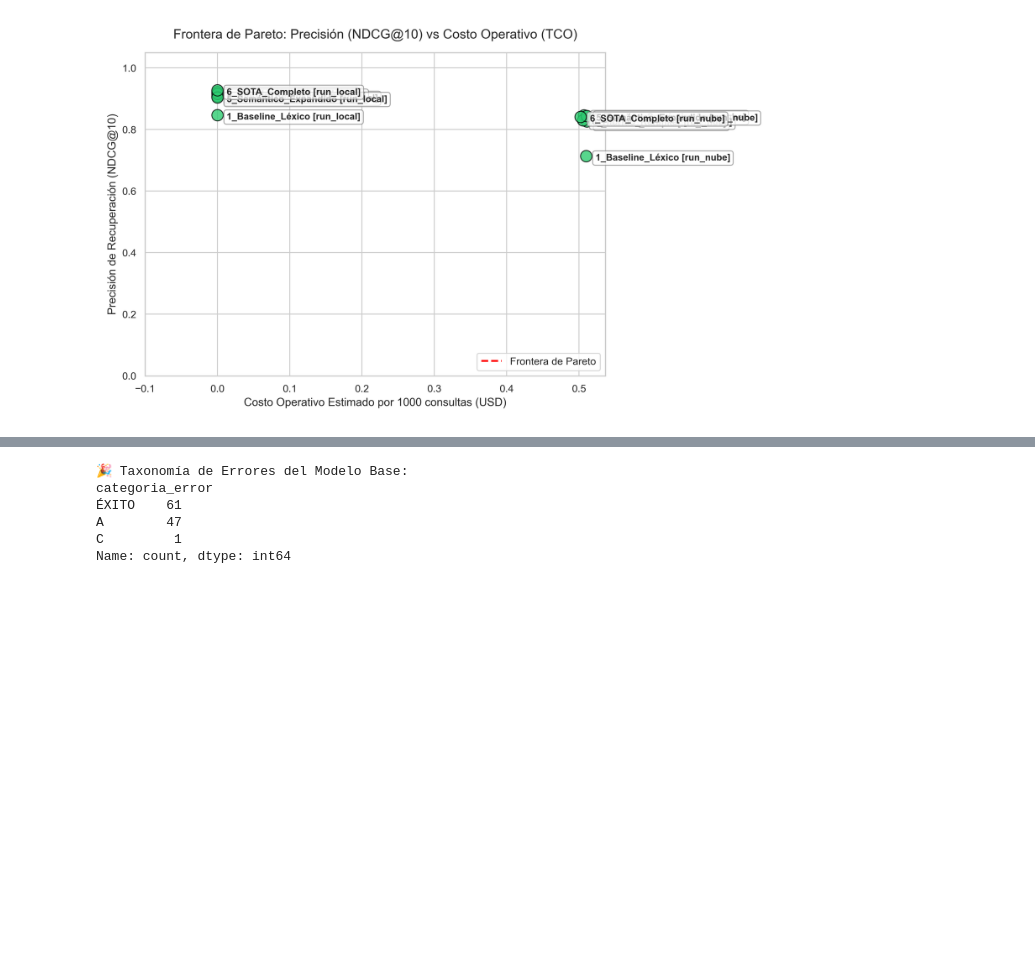
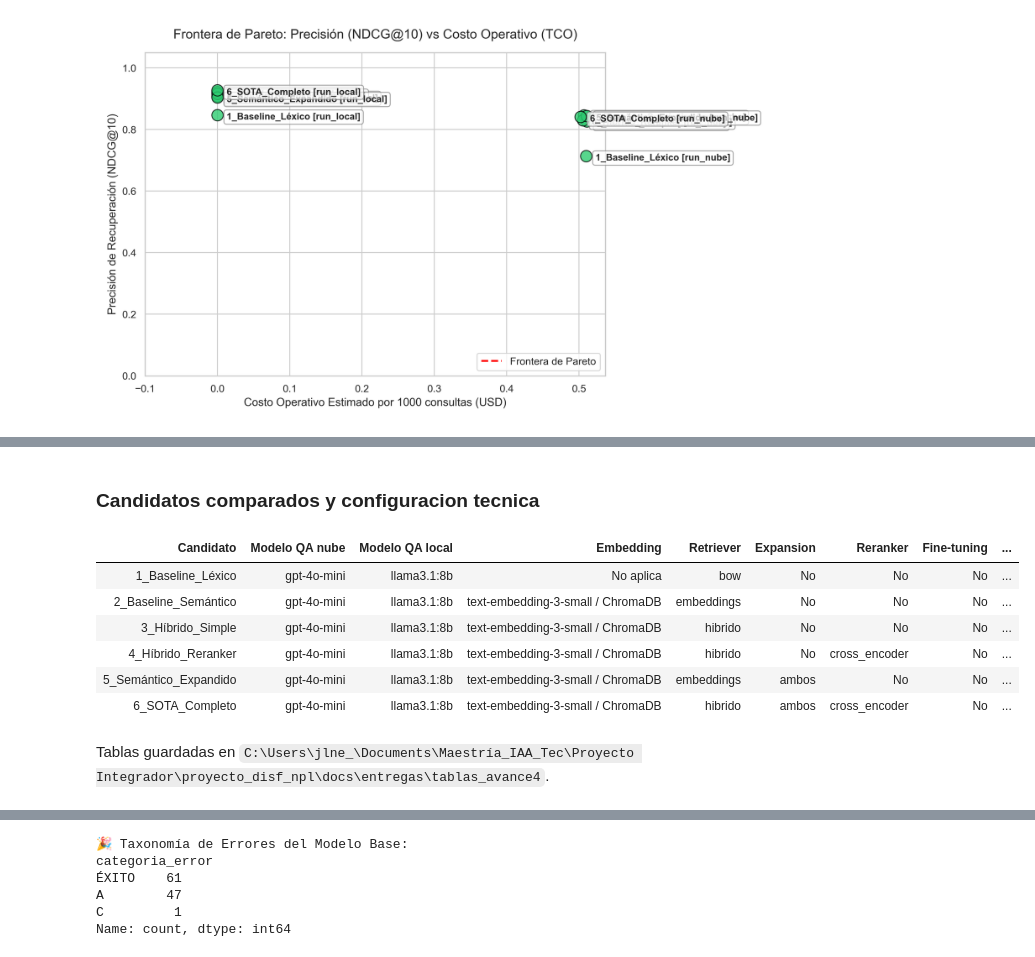
Before and after one commit to alexandro-mayoral-teran/proyecto_disf_npl, a Jupyter notebook: notebooks/Avance4_#8.ipynb, the cells around one changed output, grey strips where cells are left out. Saved outputs shown, nothing was run; the diff lists cells and outputs as text; code cells hidden in the pictures; blank space fills up the shorter version.

```diff
--- a/notebooks/Avance4_#8.ipynb
+++ b/notebooks/Avance4_#8.ipynb
@@ -329,0 +452,12 @@ Para resolver este problema de "depuración a ciegas" (*blind debugging*), imple
+# %%
+tablas_avance4 = mostrar_tablas_avance4(project_root, secciones=("candidatos",))
+# %% [output]
+### Candidatos comparados y configuracion tecnica
+| Candidato | Modelo QA nube | Modelo QA local | Embedding | Retriever | Expansion | Reranker | Fine-tuning | ... |
+| 1_Baseline_Léxico | gpt-4o-mini | llama3.1:8b | No aplica | bow | No | No | No | ... |
+| 2_Baseline_Semántico | gpt-4o-mini | llama3.1:8b | text-embedding-3-small / ChromaDB | embeddings | No | No | No | ... |
+| 3_Híbrido_Simple | gpt-4o-mini | llama3.1:8b | text-embedding-3-small / ChromaDB | hibrido | No | No | No | ... |
+| 4_Híbrido_Reranker | gpt-4o-mini | llama3.1:8b | text-embedding-3-small / ChromaDB | hibrido | No | cross_encoder | No | ... |
+| 5_Semántico_Expandido | gpt-4o-mini | llama3.1:8b | text-embedding-3-small / ChromaDB | embeddings | ambos | No | No | ... |
+| 6_SOTA_Completo | gpt-4o-mini | llama3.1:8b | text-embedding-3-small / ChromaDB | hibrido | ambos | cross_encoder | No | ... |
+Tablas guardadas en `C:\Users\jlne_\Documents\Maestría_IAA_Tec\Proyecto Integrador\proyecto_disf_npl\docs\entregas\tablas_avance4`.
```
Also changed, not shown: parts of 48 cells of this notebook, 49 other files.
